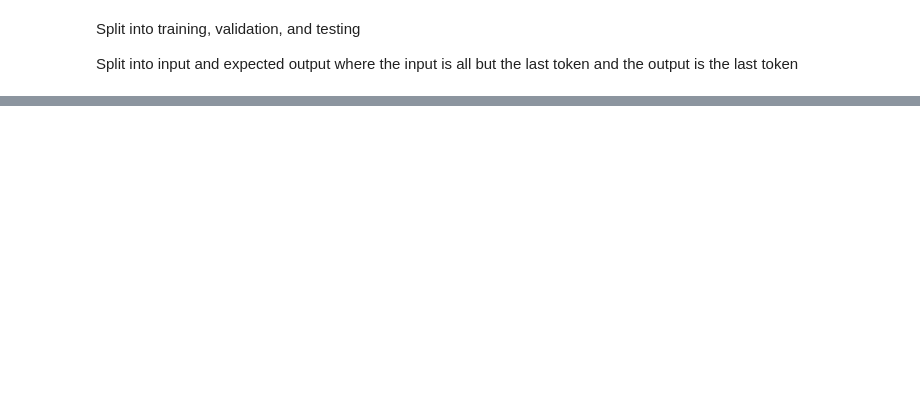
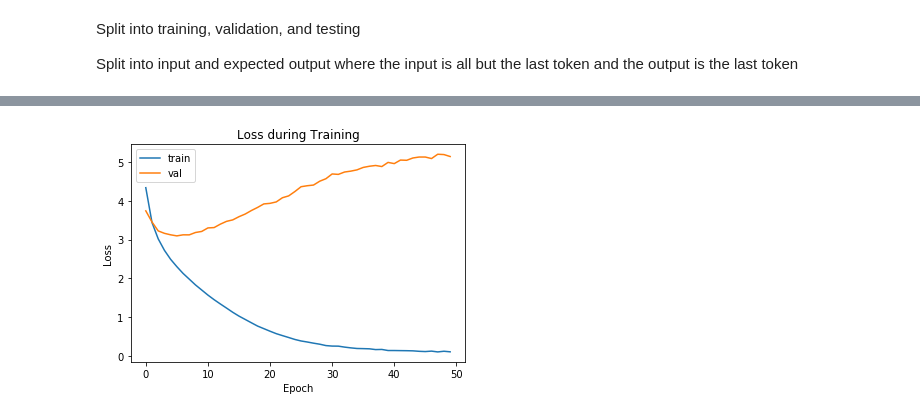
Before and after one commit to ericlabouve/LSTM-Word-Generation, a Jupyter notebook: LSTM with Embedding Layer.ipynb, the cells around one changed output, grey strips where cells are left out. Drawn from its saved outputs; the diff is of its cells as text; code cells hidden in the pictures; blank space fills up the shorter version.

```diff
--- a/LSTM with Embedding Layer.ipynb
+++ b/LSTM with Embedding Layer.ipynb
@@ -134,3 +171,7 @@ Epoch 100/100
+# %%
+plot_loss(history)
+# %% [output]
+[figure, added]
 # %%
 from random import randint
 seed_text = ngrams_samples[randint(0, len(ngrams_samples))]
```
Also changed, not shown: parts of 13 cells of this notebook, 9 other files.
